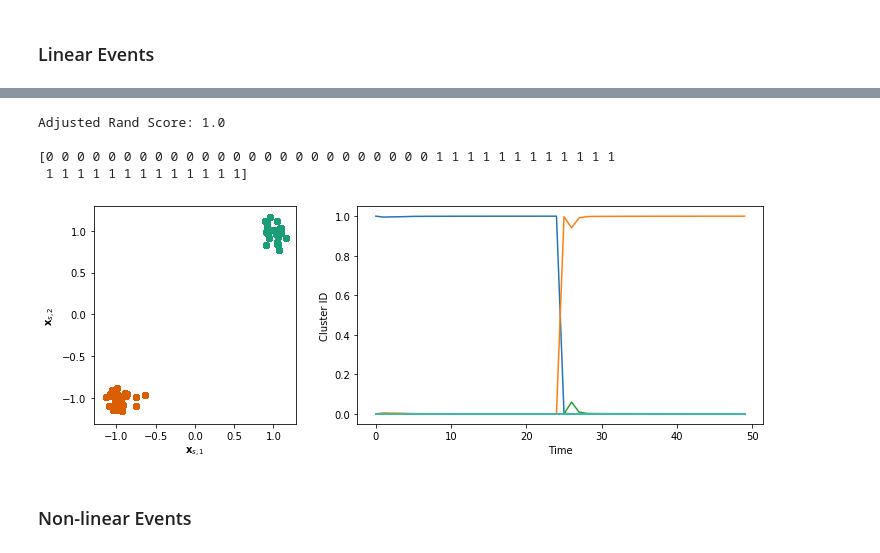
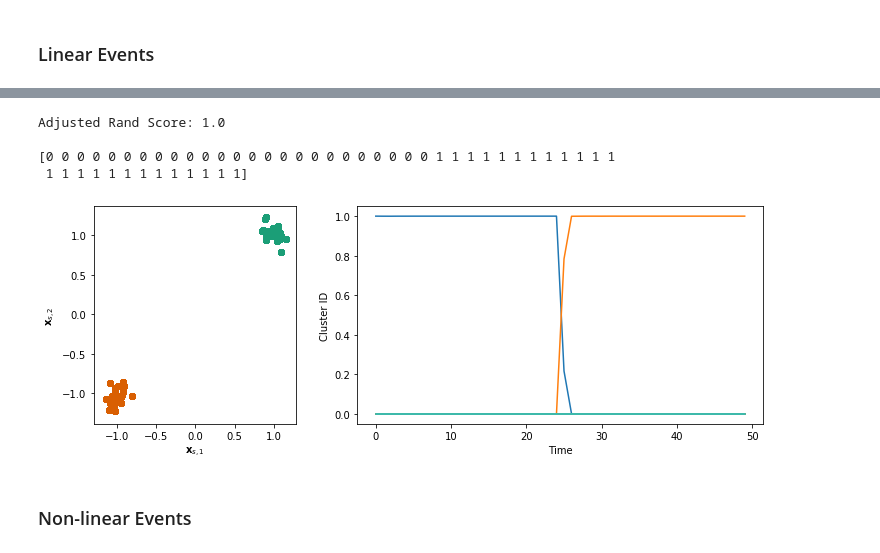
Before and after one commit to nicktfranklin/SEM2, a Jupyter notebook: Tutorials and Demos/Demo - Toy Data (Segmentation).ipynb, the cells around one changed output, grey strips where cells are left out. Cells and saved outputs as stored; diff of their text form; code cells hidden in the pictures.

```diff
--- a/Tutorials and Demos/Demo - Toy Data (Segmentation).ipynb
+++ b/Tutorials and Demos/Demo - Toy Data (Segmentation).ipynb
@@ -105,8 +100,10 @@ def plot_segmentation(post, y):
 # Initialize keras model
 sem_kwargs2 = dict(
     lmda=lmda, alfa=alfa, f_class=LinearEvent,
-    f_opts=dict(var_scale0=var_scale, var_df0=var_df, l2_regularization=0.4)
+    f_opts=dict(l2_regularization=0.4)
 )
+# using the f_opts kwargs, we can set options for the event model as well.  Here,
+# we've added l2 regularization to the network, but normally this can just be left empty
 
 sem2 = SEM(**sem_kwargs2)
 post = sem2.run(x_train)
@@ -121,8 +116,8 @@ Call initializer instance with the dtype argument instead of passing it to the c
 Adjusted Rand Score: 1.0
 
 [0 0 0 0 0 0 0 0 0 0 0 0 0 0 0 0 0 0 0 0 0 0 0 0 0 1 1 1 1 1 1 1 1 1 1 1 1
  1 1 1 1 1 1 1 1 1 1 1 1 1]
-[figure, old version]
+[figure, new version]
 # %% [markdown]
 ### Non-linear Events
 # %%
```
Also changed, not shown: parts of 40 cells of this notebook.
